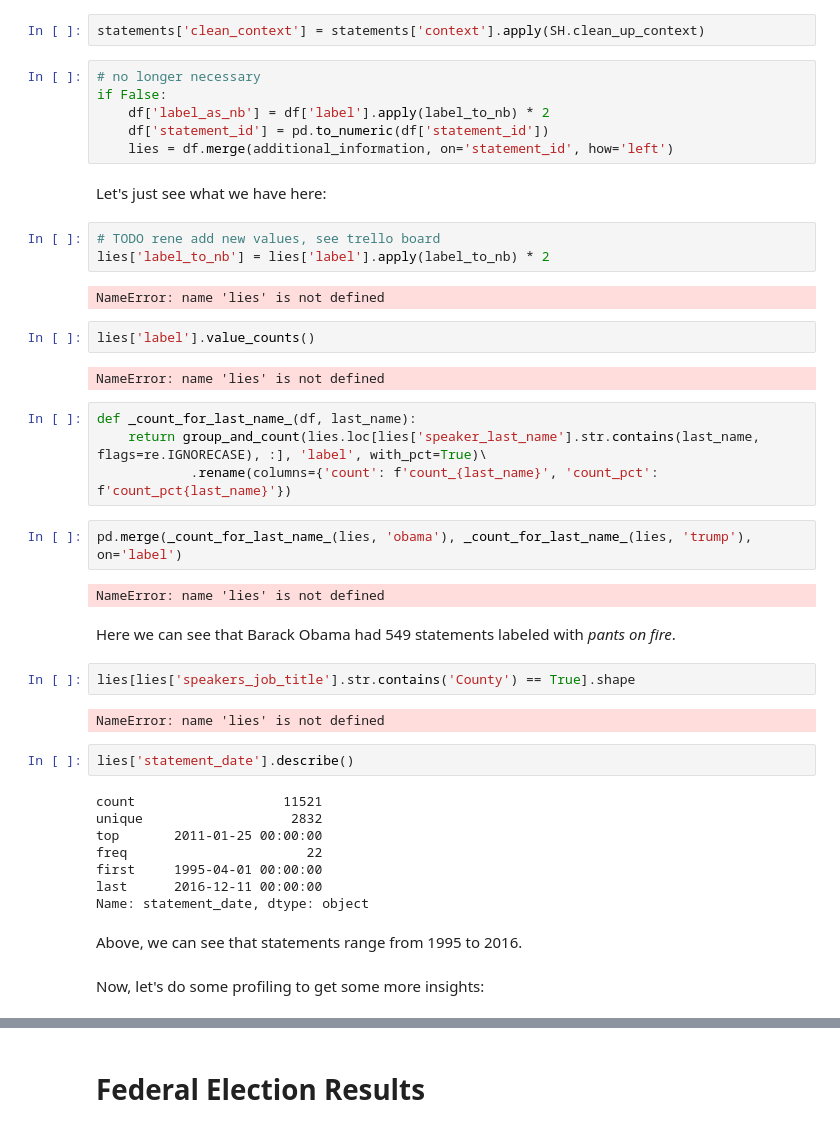
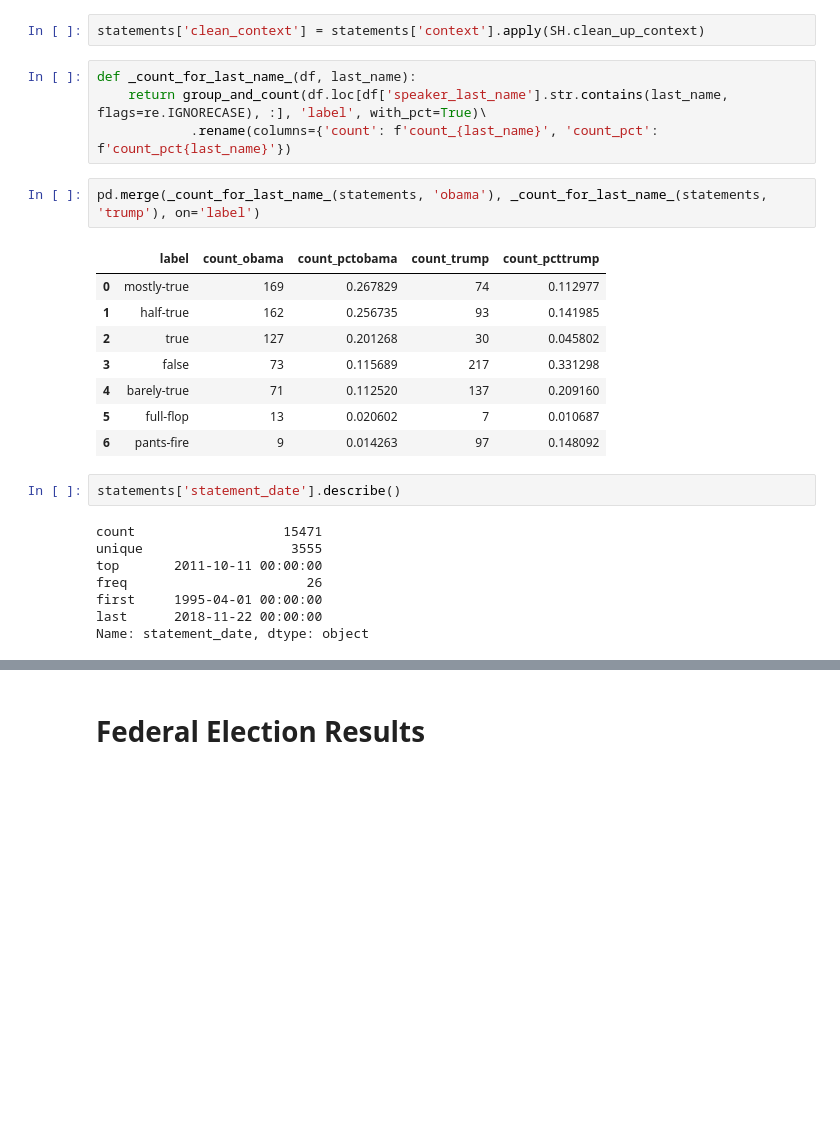
Before and after one commit to ExploringLies/lies-have-short-legs, a Jupyter notebook: notebooks/ElectionStuff.ipynb, the cells around one changed output, grey strips where cells are left out. Cells and saved outputs as stored; diff of their text form; blank space fills up the shorter version.

Commit message:
job title tryouts

```diff
--- a/notebooks/ElectionStuff.ipynb
+++ b/notebooks/ElectionStuff.ipynb
@@ -116,48 +89,28 @@ radio/tv/facebook/twitter/internet
 and these classes can have overlap...
 # %%
 statements['clean_context'] = statements['context'].apply(SH.clean_up_context)
-# %%
-# no longer necessary
-if False:
-    df['label_as_nb'] = df['label'].apply(label_to_nb) * 2
-    df['statement_id'] = pd.to_numeric(df['statement_id'])
-    lies = df.merge(additional_information, on='statement_id', how='left')
-# %% [markdown]
-Let's just see what we have here:
-# %%
-# TODO rene add new values, see trello board
-lies['label_to_nb'] = lies['label'].apply(label_to_nb) * 2
-# %% [output]
-NameError: name 'lies' is not defined
-# %%
-lies['label'].value_counts()
-# %% [output]
-NameError: name 'lies' is not defined
 # %%
 def _count_for_last_name_(df, last_name):
-    return group_and_count(lies.loc[lies['speaker_last_name'].str.contains(last_name, flags=re.IGNORECASE), :], 'label', with_pct=True)\
+    return group_and_count(df.loc[df['speaker_last_name'].str.contains(last_name, flags=re.IGNORECASE), :], 'label', with_pct=True)\
             .rename(columns={'count': f'count_{last_name}', 'count_pct': f'count_pct{last_name}'})
 # %%
-pd.merge(_count_for_last_name_(lies, 'obama'), _count_for_last_name_(lies, 'trump'), on='label')
+pd.merge(_count_for_last_name_(statements, 'obama'), _count_for_last_name_(statements, 'trump'), on='label')
 # %% [output]
-NameError: name 'lies' is not defined
+|  | label | count_obama | count_pctobama | count_trump | count_pcttrump |
+| 0 | mostly-true | 169 | 0.267829 | 74 | 0.112977 |
+| 1 | half-true | 162 | 0.256735 | 93 | 0.141985 |
+| 2 | true | 127 | 0.201268 | 30 | 0.045802 |
+| 3 | false | 73 | 0.115689 | 217 | 0.331298 |
+| 4 | barely-true | 71 | 0.112520 | 137 | 0.209160 |
+| 5 | full-flop | 13 | 0.020602 | 7 | 0.010687 |
+| 6 | pants-fire | 9 | 0.014263 | 97 | 0.148092 |
-# %% [markdown]
-Here we can see that Barack Obama had 549 statements labeled with _pants on fire_.
-# %%
-lies[lies['speakers_job_title'].str.contains('County') == True].shape
-# %% [output]
-NameError: name 'lies' is not defined
 # %%
-lies['statement_date'].describe()
+statements['statement_date'].describe()
 # %% [output]
-count                   11521
-unique                   2832
-top       2011-01-25 00:00:00
-freq                       22
+count                   15471
+unique                   3555
+top       2011-10-11 00:00:00
+freq                       26
 first     1995-04-01 00:00:00
-last      2016-12-11 00:00:00
+last      2018-11-22 00:00:00
 Name: statement_date, dtype: object
-# %% [markdown]
-Above, we can see that statements range from 1995 to 2016.
-# %% [markdown]
-Now, let's do some profiling to get some more insights:
```
Also changed, not shown: parts of 9 cells of this notebook, 1 other file.
